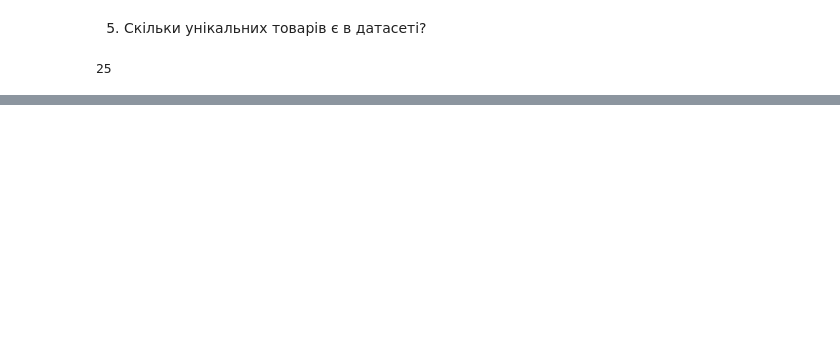
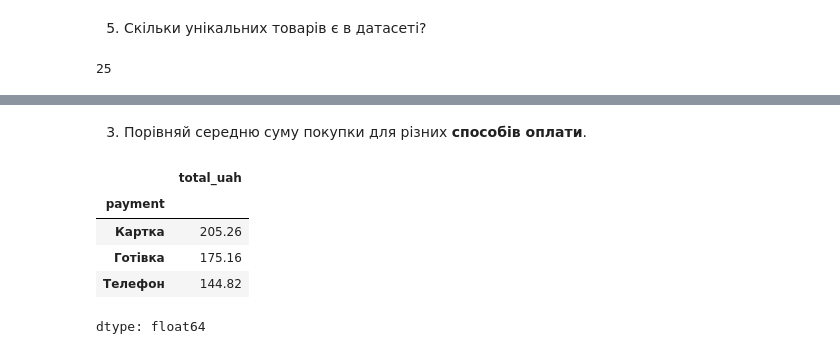
Before and after one commit to volodymyr-holovan/DTA2026, a Jupyter notebook: project_store_sales_analysis/store_sales_analysis.ipynb, the cells around one changed output, grey strips where cells are left out. Drawn from its saved outputs; the diff is of its cells as text; code cells hidden in the pictures; blank space fills up the shorter version.

```diff
--- a/project_store_sales_analysis/store_sales_analysis.ipynb
+++ b/project_store_sales_analysis/store_sales_analysis.ipynb
@@ -213,0 +259,11 @@ df['product'].nunique()
+# %% [markdown]
+3. Порівняй середню суму покупки для різних **способів оплати**.
+# %%
+df.groupby('payment')['total_uah'].mean().round(2).sort_values(ascending=False)
+# %% [output]
+|  | total_uah |
+| payment |  |
+| Картка | 205.26 |
+| Готівка | 175.16 |
+| Телефон | 144.82 |
+dtype: float64
```
Also changed, not shown: parts of 12 cells of this notebook.
